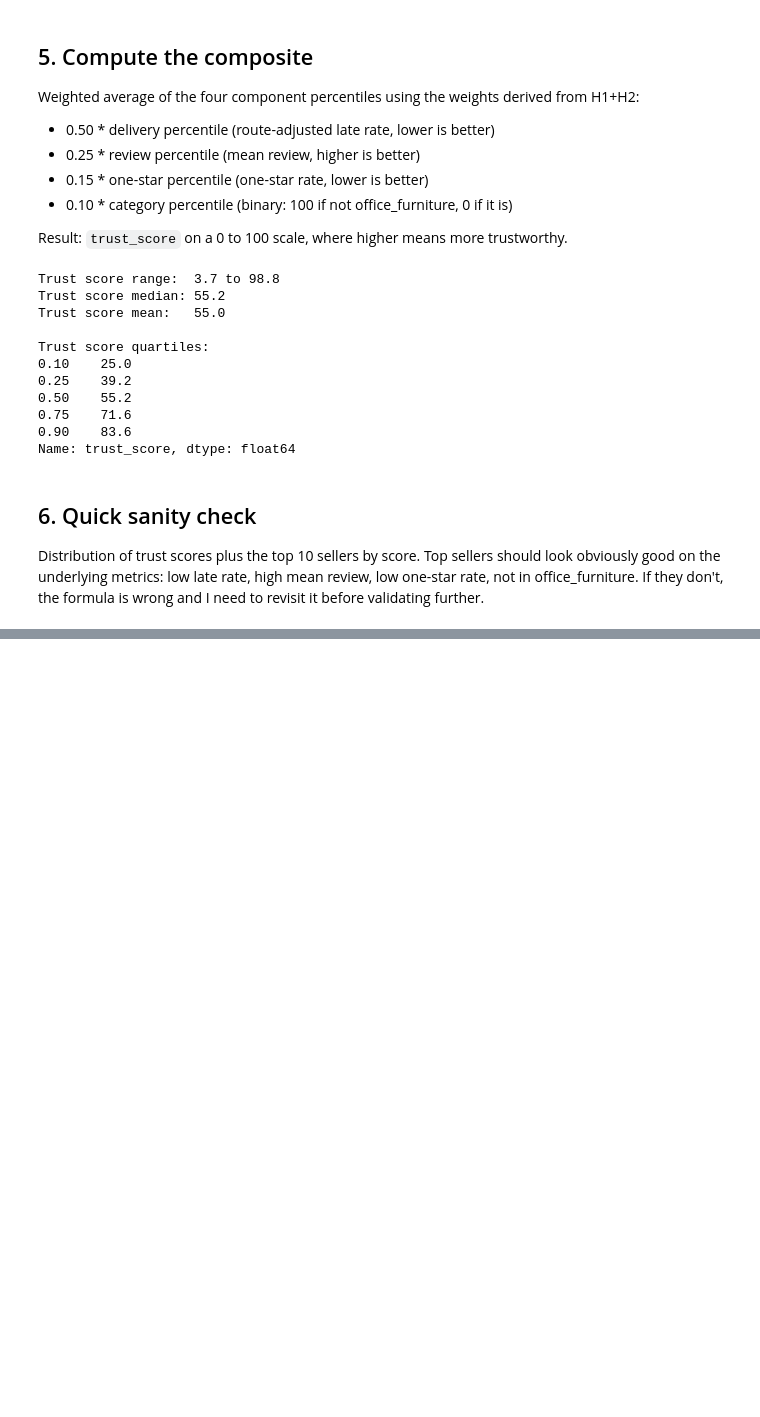
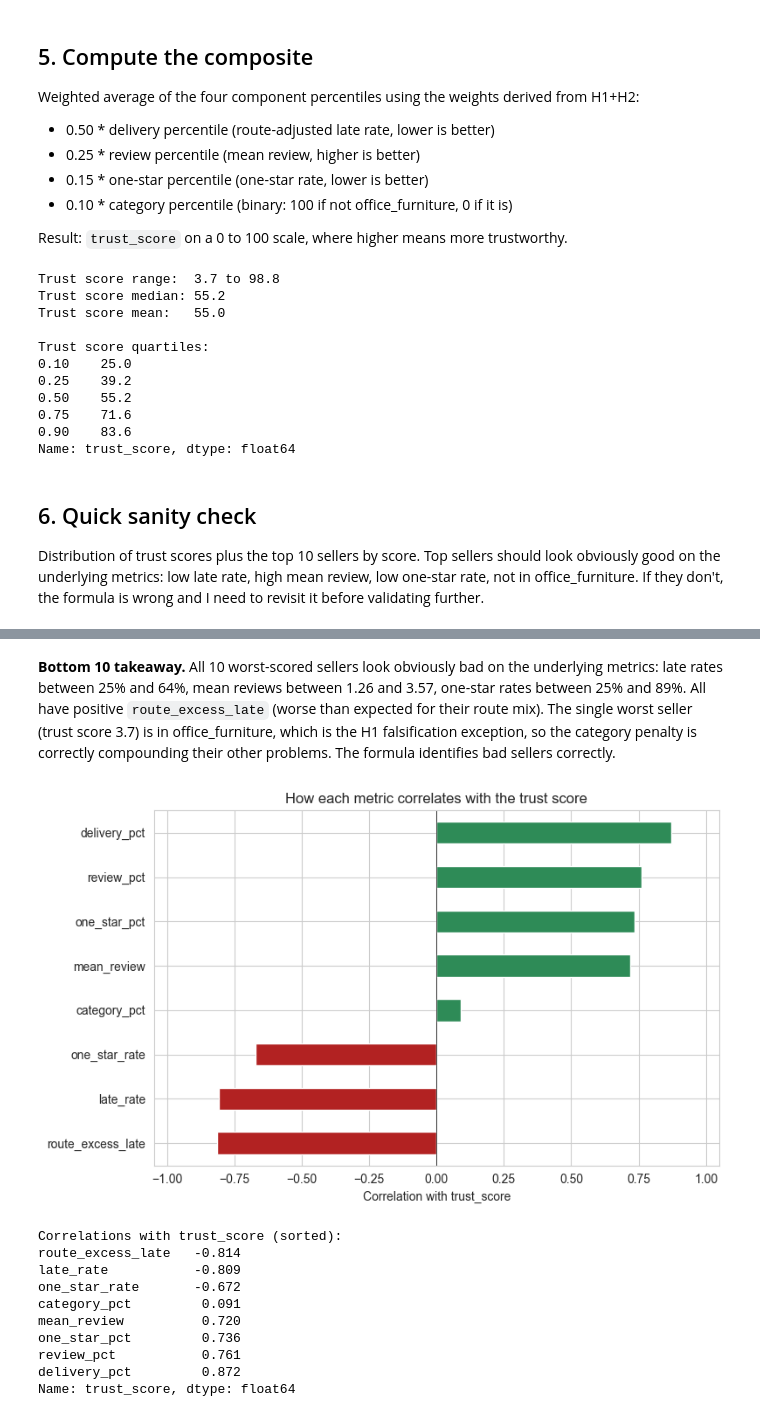
Before and after one commit to Prashant5B2026/olist-marketplace-audit, a Jupyter notebook: notebooks/04_seller_trust_score.ipynb, the cells around one changed output, grey strips where cells are left out. Cells and saved outputs as stored; diff of their text form; code cells hidden in the pictures; blank space fills up the shorter version.

Commit message:
Add Day 3 Phase 3: validation (bottom-10, correlations, volume bias)

```diff
--- a/notebooks/04_seller_trust_score.ipynb
+++ b/notebooks/04_seller_trust_score.ipynb
@@ -330,0 +363,35 @@ Top 10 sellers by trust score:
+# %% [markdown]
+**Bottom 10 takeaway.** All 10 worst-scored sellers look obviously bad on the underlying metrics: late rates between 25% and 64%, mean reviews between 1.26 and 3.57, one-star rates between 25% and 89%. All have positive `route_excess_late` (worse than expected for their route mix). The single worst seller (trust score 3.7) is in office_furniture, which is the H1 falsification exception, so the category penalty is correctly compounding their other problems. The formula identifies bad sellers correctly.
+# %%
+# Correlation of trust_score with the underlying raw metrics + the percentile components.
+corr_cols = ["late_rate", "mean_review", "one_star_rate", "route_excess_late",
+             "delivery_pct", "review_pct", "one_star_pct", "category_pct"]
+correlations = (scorable_full[corr_cols + ["trust_score"]]
+                .corr()["trust_score"]
+                .drop("trust_score")
+                .sort_values())
+
+fig, ax = plt.subplots(figsize=(8, 5))
+colors = ["seagreen" if v > 0 else "firebrick" for v in correlations]
+correlations.plot(kind="barh", ax=ax, color=colors)
+ax.axvline(0, color="black", linewidth=0.5)
+ax.set_xlabel("Correlation with trust_score")
+ax.set_xlim(-1.05, 1.05)
+ax.set_title("How each metric correlates with the trust score")
+plt.tight_layout()
+plt.show()
+
+print("Correlations with trust_score (sorted):")
+print(correlations.round(3))
+# %% [output]
+[figure, added]
+Correlations with trust_score (sorted):
+route_excess_late   -0.814
+late_rate           -0.809
+one_star_rate       -0.672
+category_pct         0.091
+mean_review          0.720
+one_star_pct         0.736
+review_pct           0.761
+delivery_pct         0.872
+Name: trust_score, dtype: float64
```
Also changed, not shown: parts of 5 cells of this notebook.
